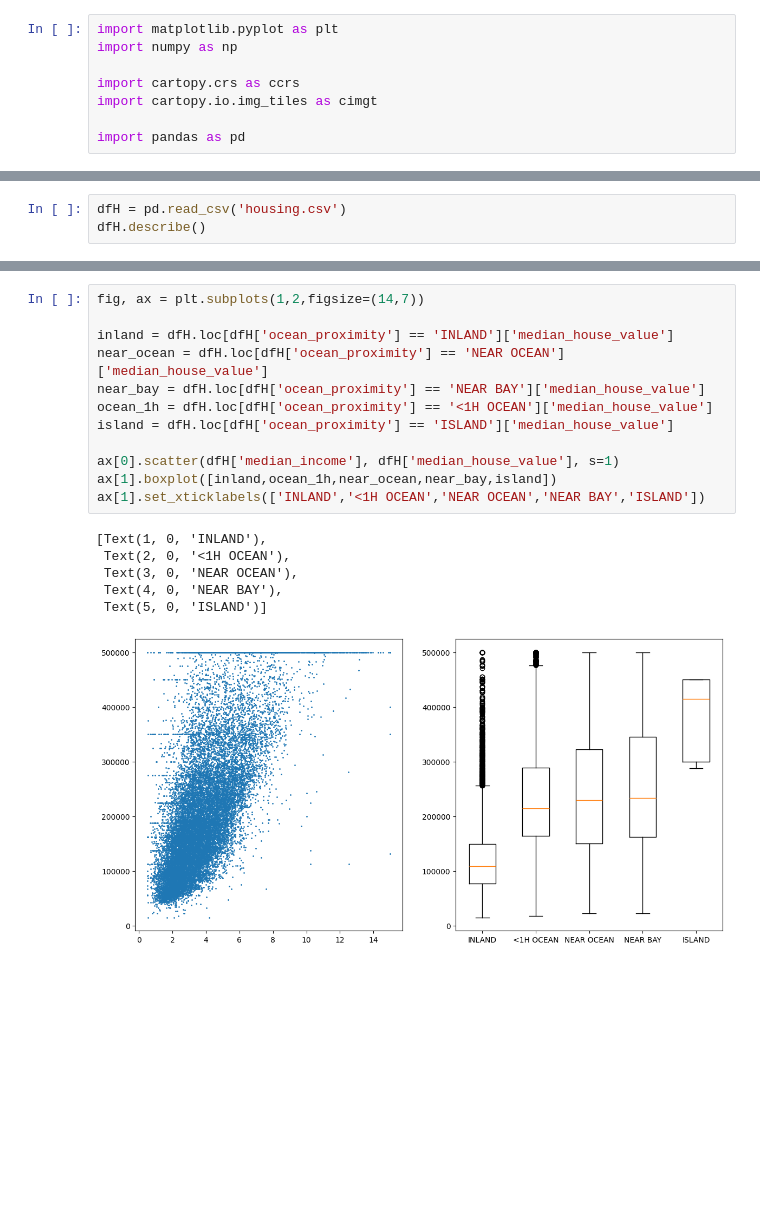
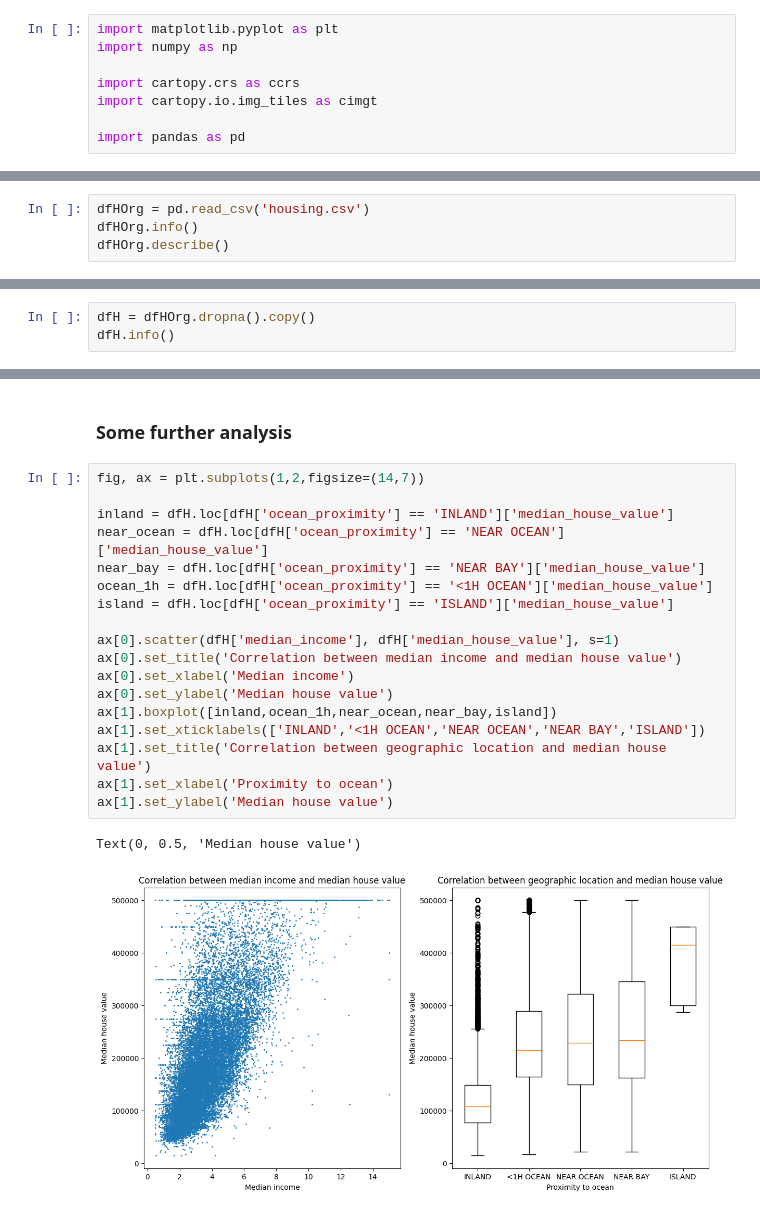
Before and after one commit to david891/AI_kurs_2024, a Jupyter notebook: Kunskapskontroll 3/kunskapskontroll_3.ipynb, the cells around one changed output, grey strips where cells are left out. Saved outputs shown, nothing was run; the diff lists cells and outputs as text; blank space fills up the shorter version.

```diff
--- a/Kunskapskontroll 3/kunskapskontroll_3.ipynb
+++ b/Kunskapskontroll 3/kunskapskontroll_3.ipynb
@@ -9,4 +11,5 @@ import pandas as pd
 # %%
-dfH = pd.read_csv('housing.csv')
-dfH.describe()
+dfHOrg = pd.read_csv('housing.csv')
+dfHOrg.info()
+dfHOrg.describe()
 # %% [output]
@@ -19,3 +39,6 @@ dfH.describe()
 | 50% | -118.490000 | 34.260000 | 29.000000 | 2127.000000 | 435.000000 | 1166.000000 | 409.000000 | ... |
 | 75% | -118.010000 | 37.710000 | 37.000000 | 3148.000000 | 647.000000 | 1725.000000 | 605.000000 | ... |
 | max | -114.310000 | 41.950000 | 52.000000 | 39320.000000 | 6445.000000 | 35682.000000 | 6082.000000 | ... |
+# %%
+dfH = dfHOrg.dropna().copy()
+dfH.info()
@@ -42,19 +93,23 @@ Text(0.5, 1.0, 'ocean_proximity')
+# %% [markdown]
+### Some further analysis
 # %%
 fig, ax = plt.subplots(1,2,figsize=(14,7))
 
 inland = dfH.loc[dfH['ocean_proximity'] == 'INLAND']['median_house_value']
 near_ocean = dfH.loc[dfH['ocean_proximity'] == 'NEAR OCEAN']['median_house_value']
 near_bay = dfH.loc[dfH['ocean_proximity'] == 'NEAR BAY']['median_house_value']
 ocean_1h = dfH.loc[dfH['ocean_proximity'] == '<1H OCEAN']['median_house_value']
 island = dfH.loc[dfH['ocean_proximity'] == 'ISLAND']['median_house_value']
 
 ax[0].scatter(dfH['median_income'], dfH['median_house_value'], s=1)
+ax[0].set_title('Correlation between median income and median house value')
+ax[0].set_xlabel('Median income')
+ax[0].set_ylabel('Median house value')
 ax[1].boxplot([inland,ocean_1h,near_ocean,near_bay,island])
 ax[1].set_xticklabels(['INLAND','<1H OCEAN','NEAR OCEAN','NEAR BAY','ISLAND'])
+ax[1].set_title('Correlation between geographic location and median house value')
+ax[1].set_xlabel('Proximity to ocean')
+ax[1].set_ylabel('Median house value')
 # %% [output]
-[Text(1, 0, 'INLAND'),
- Text(2, 0, '<1H OCEAN'),
- Text(3, 0, 'NEAR OCEAN'),
- Text(4, 0, 'NEAR BAY'),
- Text(5, 0, 'ISLAND')]
+Text(0, 0.5, 'Median house value')
-[figure, old version]
+[figure, new version]
```
Also changed, not shown: parts of 14 cells of this notebook.
